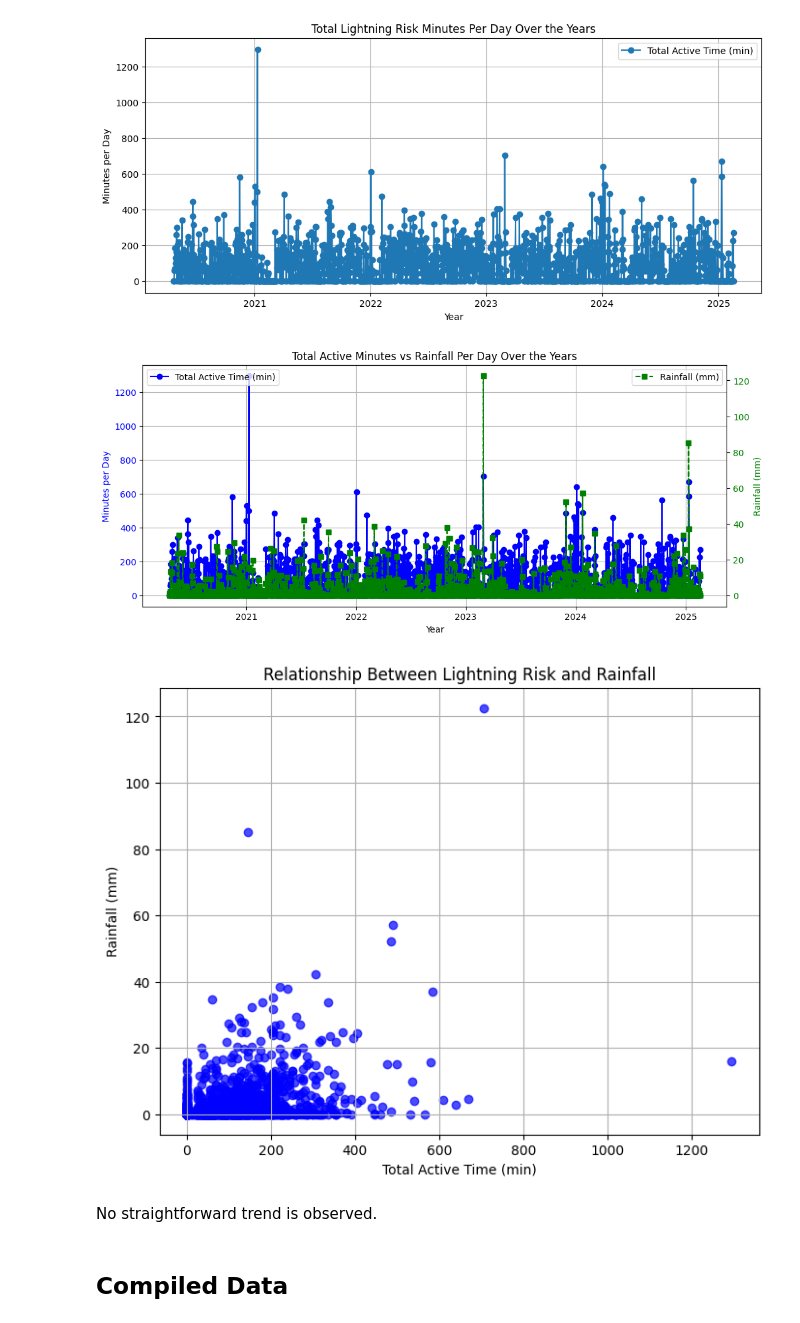
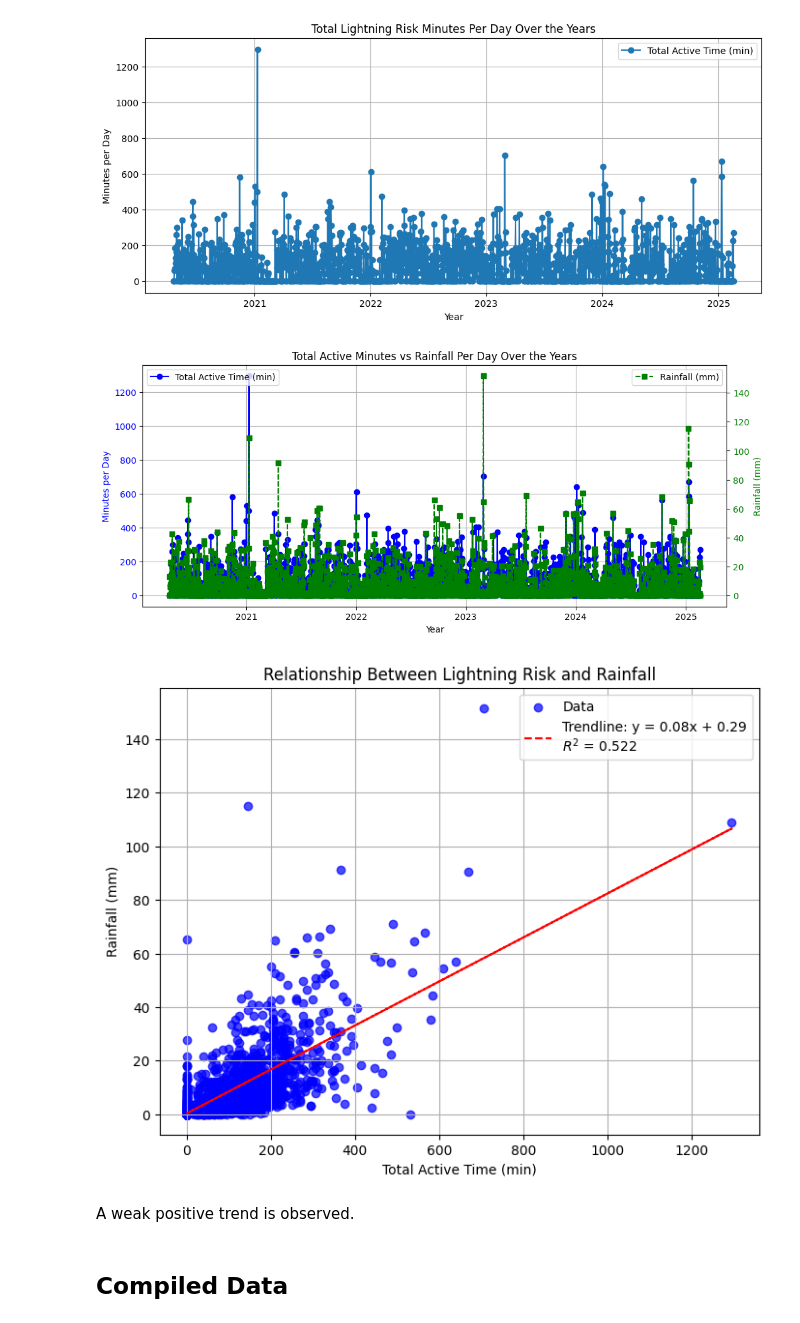
Before and after one commit to TomPiccio/Lightning_Risk_Prediction, a Jupyter notebook: notebooks/data_analysis_v2.ipynb, the cells around one changed output. Cells and saved outputs as stored; diff of their text form; code cells hidden in the pictures.

```diff
--- a/notebooks/data_analysis_v2.ipynb
+++ b/notebooks/data_analysis_v2.ipynb
@@ -8,14 +8,20 @@ import numpy as np
 from scipy.stats import boxcox
 from sklearn.preprocessing import MinMaxScaler, PowerTransformer
 import pytz
+# %%
+def compile_csvs(folder_path):
+    csv_files = [f for f in os.listdir(folder_path) if f.endswith('.csv')]
+    df = pd.concat([pd.read_csv(os.path.join(folder_path, f)) for f in csv_files], ignore_index=True)
+    return df
 # %%
 #Full Final CSV Files
-rainfall =pd.read_csv("../data/final_data/Rainfall.csv")
-air_temperature = pd.read_csv("../data/final_data/Air Temp.csv")
-wind_speed = pd.read_csv("../data/final_data/Wind Speed.csv")
-relative_humidity = pd.read_csv("../data/final_data/Humidity.csv")
-lightning_risk_16S = pd.read_csv("../data/final_data/Lightning Risk 16S.csv") # Output
-input_data_dfs = [rainfall, air_temperature, wind_speed, relative_humidity]
+rainfall = compile_csvs("../data/data_gov_sg/rainfall_data")
+air_temperature = compile_csvs("../data/data_gov_sg/air-temperature_data")
+wind_speed = compile_csvs("../data/data_gov_sg/wind-speed_data")
+relative_humidity = compile_csvs("../data/data_gov_sg/relative-humidity_data")
+wind_direction = compile_csvs("../data/data_gov_sg/wind-direction_data")
+lightning_risk_16S = pd.read_csv("../data/lightning_risk_data/lightning_risk_data_per_min_16S.csv") # Output
+input_data_dfs = [rainfall, air_temperature, wind_speed, relative_humidity, wind_speed]
 # %%
 station_ids=['S100', 'S104', 'S106', 'S107', 'S108', 'S109', 'S111', 'S115', 'S116', 'S117', 'S121', 'S24', 'S43', 'S44', 'S50', 'S60']
 # %%
@@ -174,24 +218,43 @@ ax2.legend(loc="upper right")
 plt.title("Total Active Minutes vs Rainfall Per Day Over the Years")
 plt.show()
 # %% [output]
-[figure, old version]
+[figure, new version]
 # %%
-# Scatter Plot
+import numpy as np
+import matplotlib.pyplot as plt
+
+# Extract x and y
+x = merged_data["Minutes"]
+y = merged_data["RowAverage"]
+
+# Fit a linear regression line (degree 1)
+z = np.polyfit(x, y, 1)
+p = np.poly1d(z)
+
+# Calculate predictions
+y_pred = p(x)
+
+# Calculate R²
+r_squared = 1 - (np.sum((y - y_pred) ** 2) / np.sum((y - np.mean(y)) ** 2))
+
+# Plot
 plt.figure(figsize=(8, 6))
-plt.scatter(merged_data["Minutes"], merged_data["RowAverage"], alpha=0.7, color="b")
+plt.scatter(x, y, alpha=0.7, color="b", label="Data")
+plt.plot(x, y_pred, "r--", label=f"Trendline: y = {z[0]:.2f}x + {z[1]:.2f}\n$R^2$ = {r_squared:.3f}")
 
 # Labels and Title
 plt.xlabel("Total Active Time (min)")
 plt.ylabel("Rainfall (mm)")
 plt.title("Relationship Between Lightning Risk and Rainfall")
 plt.grid(True)
+plt.legend()
 
 # Show Plot
 plt.show()
 # %% [output]
-[figure, old version]
+[figure, new version]
 # %% [markdown]
-No straightforward trend is observed.
+A weak positive trend is observed.
 # %%
 def normalized_data(df):
     # Exclude "Timestamp" column (if present)
```
Also changed, not shown: parts of 3 cells of this notebook, 6 other files.
